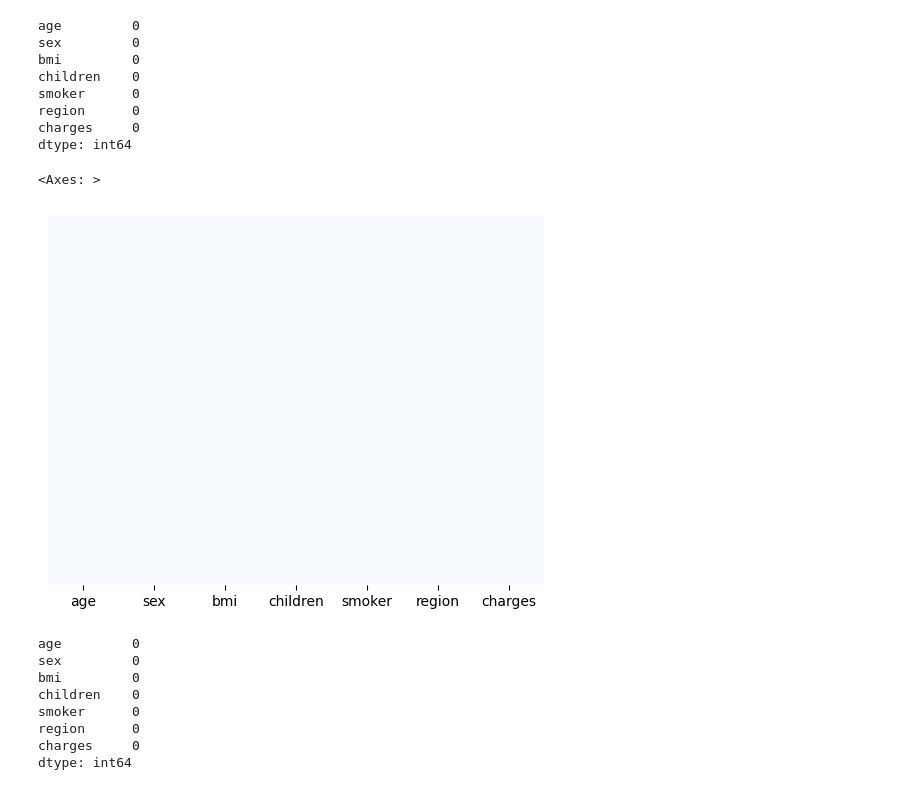
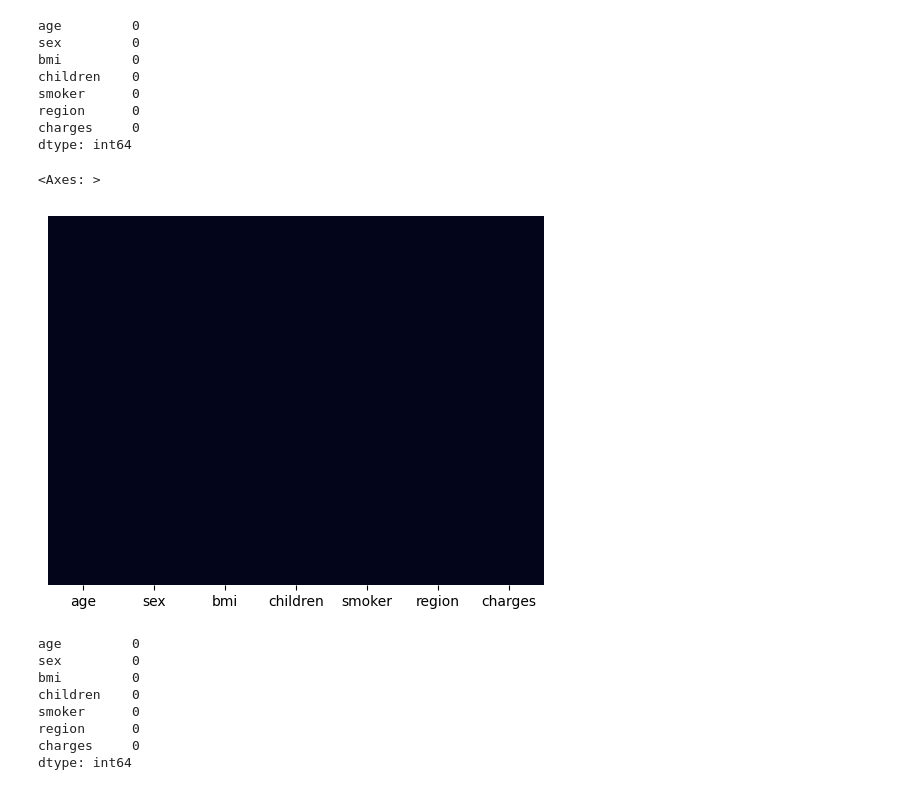
Before and after one commit to Talha-Fasih-Khan/Medical-Insurance-Premium-Prediction-with-Machine-Learning, a Jupyter notebook: Medical Insurance Premium Prediction with Machine Learning.ipynb, the cells around one changed output. Drawn from its saved outputs; the diff is of its cells as text; code cells hidden in the pictures.

```diff
--- a/Medical Insurance Premium Prediction with Machine Learning.ipynb
+++ b/Medical Insurance Premium Prediction with Machine Learning.ipynb
@@ -76,10 +76,10 @@ charges     0
 dtype: int64
 # %%
 # check if there are any Null values
-sns.heatmap(insurance_df.isnull(), yticklabels = False, cbar = False, cmap="Blues")
+sns.heatmap(insurance_df.isnull(), yticklabels = False, cbar = False, cmap="rocket")
 # %% [output]
 <Axes: >
-[figure, old version]
+[figure, new version]
 # %%
 # check if there are any Null values
 insurance_df.isnull().sum()
```
Also changed, not shown: parts of 3 cells of this notebook.
